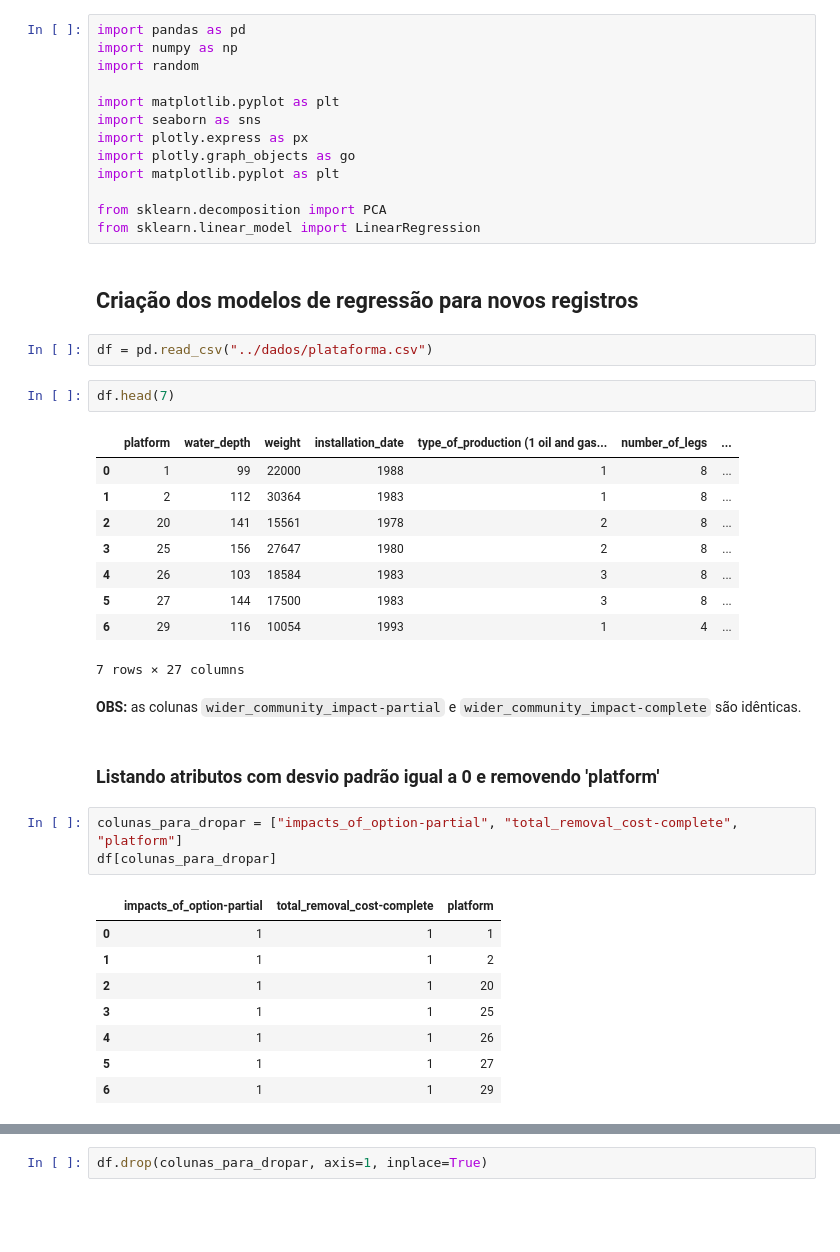
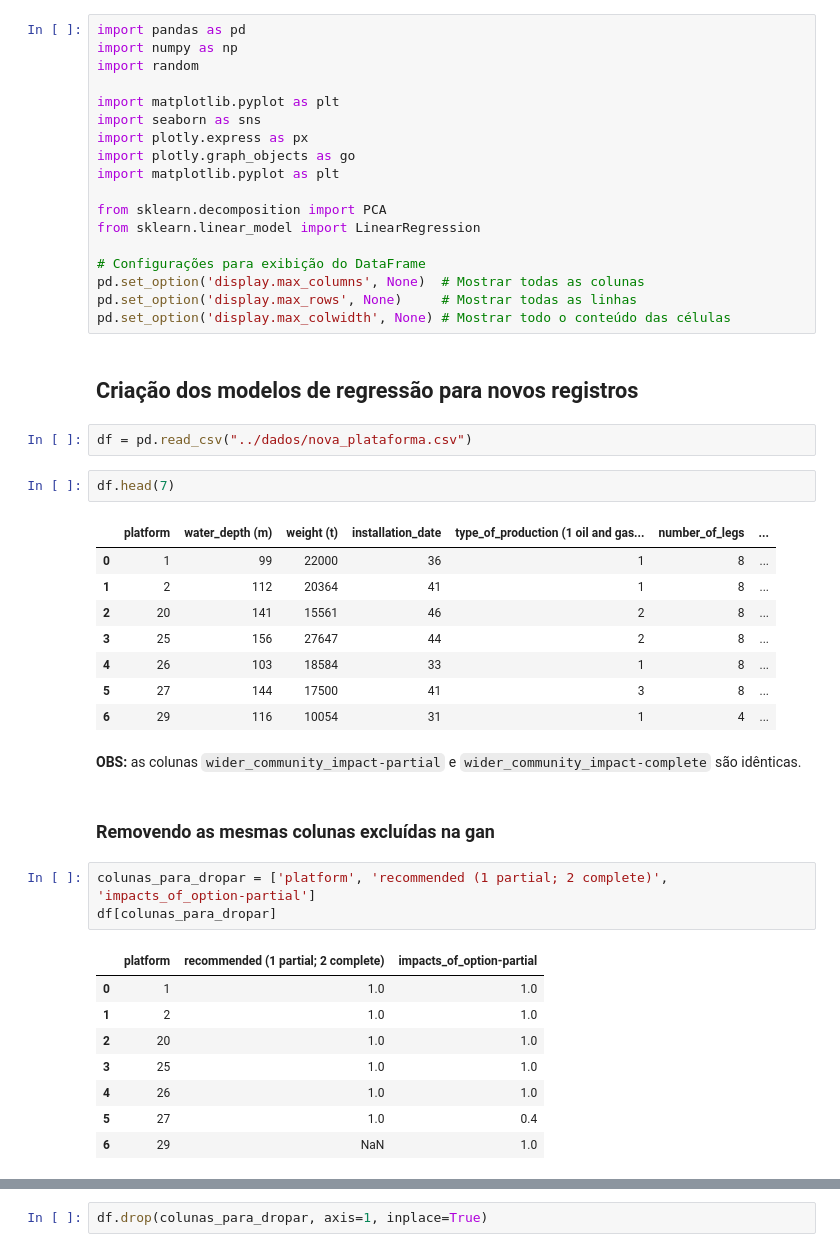
Before and after one commit to JailonWilliam/offshore-platform-decommissioning, a Jupyter notebook: notebooks/regressao_linear.ipynb, the cells around one changed output, grey strips where cells are left out. Cells and saved outputs as stored; diff of their text form; blank space fills up the shorter version.

```diff
--- a/notebooks/regressao_linear.ipynb
+++ b/notebooks/regressao_linear.ipynb
@@ -13,38 +13,42 @@ import matplotlib.pyplot as plt
 
 from sklearn.decomposition import PCA
 from sklearn.linear_model import LinearRegression
+
+# Configurações para exibição do DataFrame
+pd.set_option('display.max_columns', None)  # Mostrar todas as colunas
+pd.set_option('display.max_rows', None)     # Mostrar todas as linhas
+pd.set_option('display.max_colwidth', None) # Mostrar todo o conteúdo das células
 # %% [markdown]
 ## Criação dos modelos de regressão para novos registros
 # %%
-df = pd.read_csv("../dados/plataforma.csv")
+df = pd.read_csv("../dados/nova_plataforma.csv")
 # %%
 df.head(7)
 # %% [output]
-|  | platform | water_depth | weight | installation_date | type_of_production (1 oil and gas... | number_of_legs | ... |
-| 0 | 1 | 99 | 22000 | 1988 | 1 | 8 | ... |
-| 1 | 2 | 112 | 30364 | 1983 | 1 | 8 | ... |
-| 2 | 20 | 141 | 15561 | 1978 | 2 | 8 | ... |
-| 3 | 25 | 156 | 27647 | 1980 | 2 | 8 | ... |
-| 4 | 26 | 103 | 18584 | 1983 | 3 | 8 | ... |
-| 5 | 27 | 144 | 17500 | 1983 | 3 | 8 | ... |
-| 6 | 29 | 116 | 10054 | 1993 | 1 | 4 | ... |
+|  | platform | water_depth (m) | weight (t) | installation_date | type_of_production (1 oil and gas... | number_of_legs | ... |
+| 0 | 1 | 99 | 22000 | 36 | 1 | 8 | ... |
+| 1 | 2 | 112 | 20364 | 41 | 1 | 8 | ... |
+| 2 | 20 | 141 | 15561 | 46 | 2 | 8 | ... |
+| 3 | 25 | 156 | 27647 | 44 | 2 | 8 | ... |
+| 4 | 26 | 103 | 18584 | 33 | 1 | 8 | ... |
+| 5 | 27 | 144 | 17500 | 41 | 3 | 8 | ... |
+| 6 | 29 | 116 | 10054 | 31 | 1 | 4 | ... |
-7 rows × 27 columns
 # %% [markdown]
 **OBS:** as colunas `wider_community_impact-partial` e `wider_community_impact-complete` são idênticas.
-# %% [markdown]
-### Listando atributos com desvio padrão igual a 0 e removendo 'platform'
+# %% [markdown]
+### Removendo as mesmas colunas excluídas na gan
 # %%
-colunas_para_dropar = ["impacts_of_option-partial", "total_removal_cost-complete", "platform"]
+colunas_para_dropar = ['platform', 'recommended (1 partial; 2 complete)', 'impacts_of_option-partial']
 df[colunas_para_dropar]
 # %% [output]
-|  | impacts_of_option-partial | total_removal_cost-complete | platform |
-| 0 | 1 | 1 | 1 |
-| 1 | 1 | 1 | 2 |
-| 2 | 1 | 1 | 20 |
-| 3 | 1 | 1 | 25 |
-| 4 | 1 | 1 | 26 |
-| 5 | 1 | 1 | 27 |
-| 6 | 1 | 1 | 29 |
+|  | platform | recommended (1 partial; 2 complete) | impacts_of_option-partial |
+| 0 | 1 | 1.0 | 1.0 |
+| 1 | 2 | 1.0 | 1.0 |
+| 2 | 20 | 1.0 | 1.0 |
+| 3 | 25 | 1.0 | 1.0 |
+| 4 | 26 | 1.0 | 1.0 |
+| 5 | 27 | 1.0 | 0.4 |
+| 6 | 29 | NaN | 1.0 |
 # %%
 df.shape
 # %% [output]
```
Also changed, not shown: parts of 59 cells of this notebook, 7 other files.
